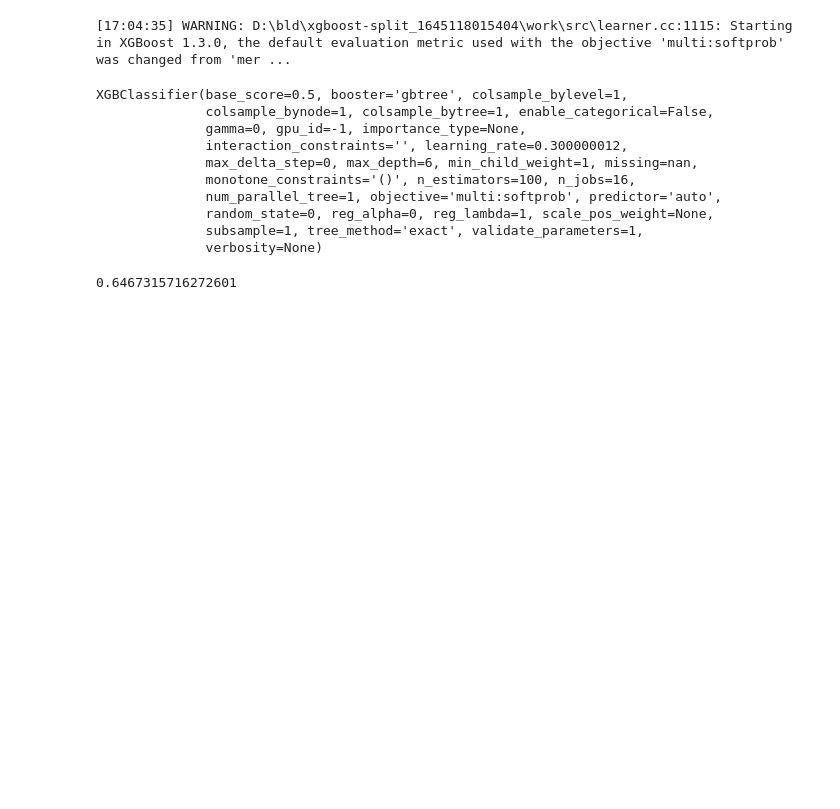
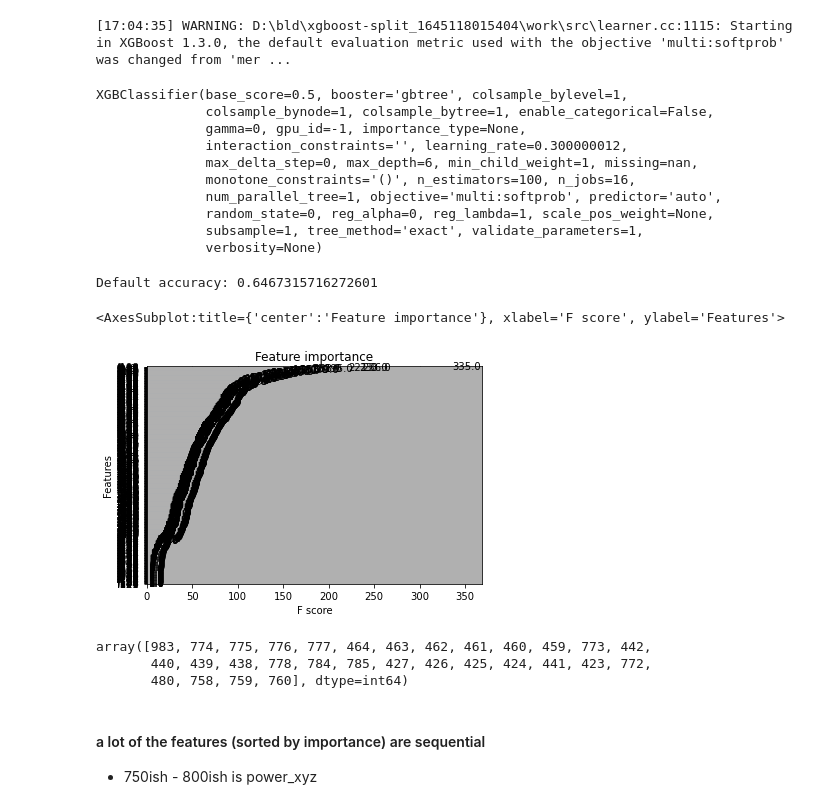
Before and after one commit to apple-soda/xgboost-nfkb-features, a Jupyter notebook: notebooks/1.ipynb, the cells around one changed output. Cells and saved outputs as stored; diff of their text form; code cells hidden in the pictures; blank space fills up the shorter version.

```diff
--- a/notebooks/1.ipynb
+++ b/notebooks/1.ipynb
@@ -52,6 +53,11 @@ for x, y in zip(pred, y_val):
     if x == y:
         acc += 1
 # %%
-print(f'Default accuracy: {acc / len(y_val)}
+print(f'Default accuracy: {acc / len(y_val)}')
 # %% [output]
-0.6467315716272601
+Default accuracy: 0.6467315716272601
+# %%
+xgb.plot_importance(model)
+# %% [output]
+<AxesSubplot:title={'center':'Feature importance'}, xlabel='F score', ylabel='Features'>
+[figure, added]
@@ -57,0 +68,9 @@ print(f'Default accuracy: {acc / len(y_val)}
+# %%
+sorted_fi[:30] # 10 most important features?
+# %% [output]
+array([983, 774, 775, 776, 777, 464, 463, 462, 461, 460, 459, 773, 442,
+       440, 439, 438, 778, 784, 785, 427, 426, 425, 424, 441, 423, 772,
+       480, 758, 759, 760], dtype=int64)
+# %% [markdown]
+#### a lot of the features (sorted by importance) are sequential
+* 750ish - 800ish is power_xyz
```
Also changed, not shown: parts of 9 cells of this notebook, 1 other file.
